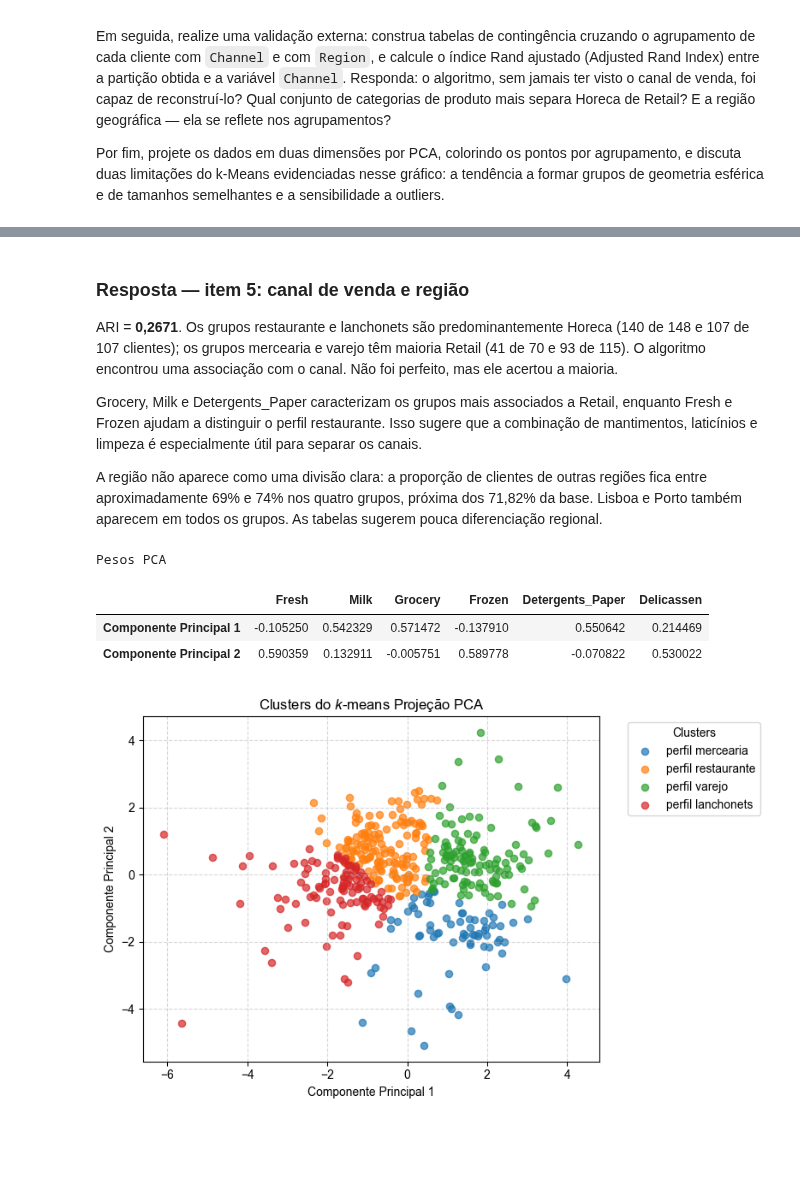
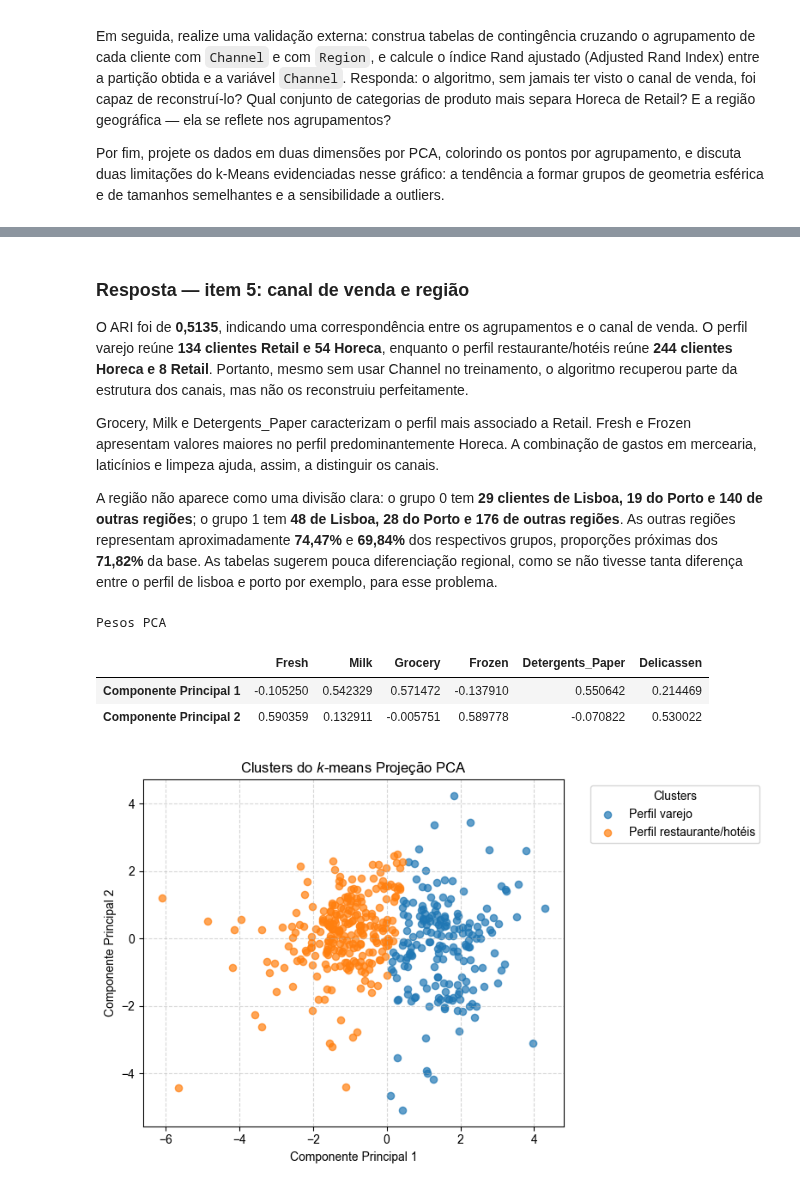
Before and after one commit to DanielNeres/Projeto_Sistemas_Inteligentes, a Jupyter notebook: Unidade_1/problema5.ipynb, the cells around one changed output, grey strips where cells are left out. Cells and saved outputs as stored; diff of their text form; code cells hidden in the pictures; blank space fills up the shorter version.

```diff
--- a/Unidade_1/problema5.ipynb
+++ b/Unidade_1/problema5.ipynb
@@ -266,13 +266,14 @@ plt.show()
 # %% [output]
 [figure]
 # %%
-modelo_my = KMeans(n_clusters=4, random_state=42, max_iter=100, tol=1e-3, n_init=10)
+k_escolhido = 2
+modelo_my = KMeans(n_clusters=k_escolhido, random_state=42, max_iter=100, tol=1e-3, n_init=10)
 rotulos_my = modelo_my.fit_predict(X_lnha)
 
-print(f"Inércia (myKMeans):     {modelo_my.inertia_:.4f}")
+print(f"Inércia (KMeans):     {modelo_my.inertia_:.4f}")
 print(f"Iterações (melhor execução): {modelo_my.n_iter_}")
 
-print("\nCentróides (ordenados pelo atributo 1):")
-for c in modelo_my.cluster_centers_[np.argsort(modelo_my.cluster_centers_[:, 0])]:
-    print(f"  ({c[0]:+.4f}, {c[1]:+.4f})")
+print(f"Silhueta média: {silhouette_score(X_lnha, rotulos_my):.4f}")
+print("\nCentróides padronizados:")
+display(pd.DataFrame(modelo_my.cluster_centers_, columns=X.columns))
 # %% [output]
@@ -287,5 +288,5 @@ Centróides (ordenados pelo atributo 1):
 # %%
-for c in range(4):
+for c in range(k_escolhido):
     mask = rotulos_my == c
     plt.scatter(X_lnha[mask, 0], X_lnha[mask, 1], s=35, alpha=0.7, label=f"Cluster {c+1}")
 plt.scatter(modelo_my.cluster_centers_[:, 0], modelo_my.cluster_centers_[:, 1],
@@ -315,7 +317,7 @@ import pandas as pd
 import matplotlib.pyplot as plt
 from sklearn.cluster import KMeans
 
-k_bichao = 4
+k_bichao = k_escolhido
 
 inercias_random = []
 inercias_kmeansMM = []
@@ -336,8 +338,8 @@ df_comparacao = pd.DataFrame({
 display(df_comparacao)
 
 print("--- Dispersão dos Resultados ---")
-print(f"Random Init* Desvio Padrão: {np.std(inercias_random):.2f} | Amplitude: {np.max(inercias_random) - np.min(inercias_random):.2f}")
-print(f"K-Means++- Desvio Padrão: {np.std(inercias_kmeansMM):.2f} | Amplitude: {np.max(inercias_kmeansMM) - np.min(inercias_kmeansMM):.2f}")
+print(f"Random Init* Desvio Padrão: {np.std(inercias_random):.4f} | Amplitude: {np.max(inercias_random) - np.min(inercias_random):.4f}")
+print(f"K-Means++- Desvio Padrão: {np.std(inercias_kmeansMM):.4f} | Amplitude: {np.max(inercias_kmeansMM) - np.min(inercias_kmeansMM):.4f}")
 
 plt.figure(figsize=(10, 5))
 plt.plot(range(10), inercias_random, marker='o', linestyle='-', label="Random", color='red', alpha=0.7)
@@ -389,10 +391,12 @@ centroides_originais = np.expm1(centroides_log)
 
 df_centroides = pd.DataFrame(centroides_originais, columns=X.columns)
 
-nomes_grupos = ['perfil mercearia',
-                'perfil restaurante',
-                'perfil varejo',
-                'perfil lanchonets']
+grupo_mercearia = df_centroides['Detergents_Paper'].idxmax()
+nomes_grupos = [
+    'Perfil varejo' if g == grupo_mercearia
+    else 'Perfil restaurante/hotéis'
+    for g in range(k_escolhido)
+]
 df_centroides.index = nomes_grupos
 
 print("Centróides na escala original (Gastos representativos em m.u.):")
@@ -457,11 +453,11 @@ Adjusted Rand Index (Grupos vs Channel): 0.2671
 # %% [markdown]
 ### Resposta — item 5: canal de venda e região
 
-ARI = **0,2671**. Os grupos restaurante e lanchonets são predominantemente Horeca (140 de 148 e 107 de 107 clientes); os grupos mercearia e varejo têm maioria Retail (41 de 70 e 93 de 115). O algoritmo encontrou uma associação com o canal. Não foi perfeito, mas ele acertou a maioria.
+O ARI foi de **0,5135**, indicando uma correspondência entre os agrupamentos e o canal de venda. O perfil varejo reúne **134 clientes Retail e 54 Horeca**, enquanto o perfil restaurante/hotéis reúne **244 clientes Horeca e 8 Retail**. Portanto, mesmo sem usar Channel no treinamento, o algoritmo recuperou parte da estrutura dos canais, mas não os reconstruiu perfeitamente.
 
-Grocery, Milk e Detergents_Paper caracterizam os grupos mais associados a Retail, enquanto Fresh e Frozen ajudam a distinguir o perfil restaurante. Isso sugere que a combinação de mantimentos, laticínios e limpeza é especialmente útil para separar os canais.
+Grocery, Milk e Detergents_Paper caracterizam o perfil mais associado a Retail. Fresh e Frozen apresentam valores maiores no perfil predominantemente Horeca. A combinação de gastos em mercearia, laticínios e limpeza ajuda, assim, a distinguir os canais.
 
-A região não aparece como uma divisão clara: a proporção de clientes de outras regiões fica entre aproximadamente 69% e 74% nos quatro grupos, próxima dos 71,82% da base. Lisboa e Porto também aparecem em todos os grupos. As tabelas sugerem pouca diferenciação regional.
+A região não aparece como uma divisão clara: o grupo 0 tem **29 clientes de Lisboa, 19 do Porto e 140 de outras regiões**; o grupo 1 tem **48 de Lisboa, 28 do Porto e 176 de outras regiões**. As outras regiões representam aproximadamente **74,47%** e **69,84%** dos respectivos grupos, proporções próximas dos **71,82%** da base. As tabelas sugerem pouca diferenciação regional, como se não tivesse tanta diferença entre o perfil de lisboa e porto por exemplo, para esse problema.
 # %%
 pca = PCA(n_components=2, random_state=42)
 X_pca = pca.fit_transform(X_lnha)
@@ -480,20 +476,20 @@ Pesos PCA
 | Componente Principal 1 | -0.105250 | 0.542329 | 0.571472 | -0.137910 | 0.550642 | 0.214469 |
 | Componente Principal 2 | 0.590359 | 0.132911 | -0.005751 | 0.589778 | -0.070822 | 0.530022 |
 # %%
-for c in range(4):
+for c in range(k_escolhido):
     mask = rotulos_my == c
     plt.scatter(X_pca[mask, 0], X_pca[mask, 1], s=35, alpha=0.7, label=nomes_grupos[c])
 
 plt.title("Clusters do $k$-means Projeção PCA")
 plt.xlabel("Componente Principal 1")
 plt.ylabel("Componente Principal 2")
 
 plt.legend(title="Clusters", bbox_to_anchor=(1.05, 1), loc='upper left')
 plt.grid(True, linestyle='--', alpha=0.5)
 plt.tight_layout()
 plt.show()
 # %% [output]
-[figure, old version]
+[figure, new version]
 # %% [markdown]
 ### Resposta — item 5: PCA e limitações do k-Means
 
```
Also changed, not shown: parts of 9 cells of this notebook.
